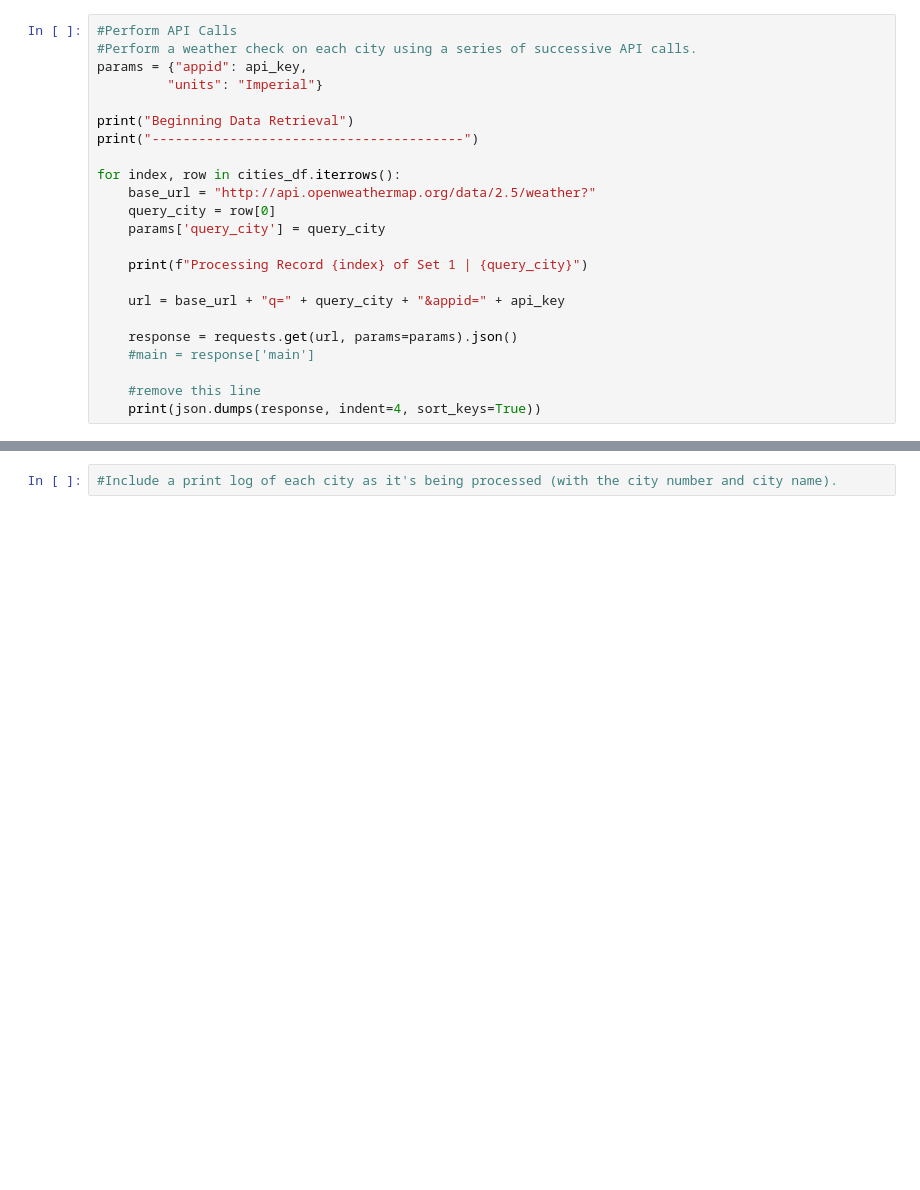
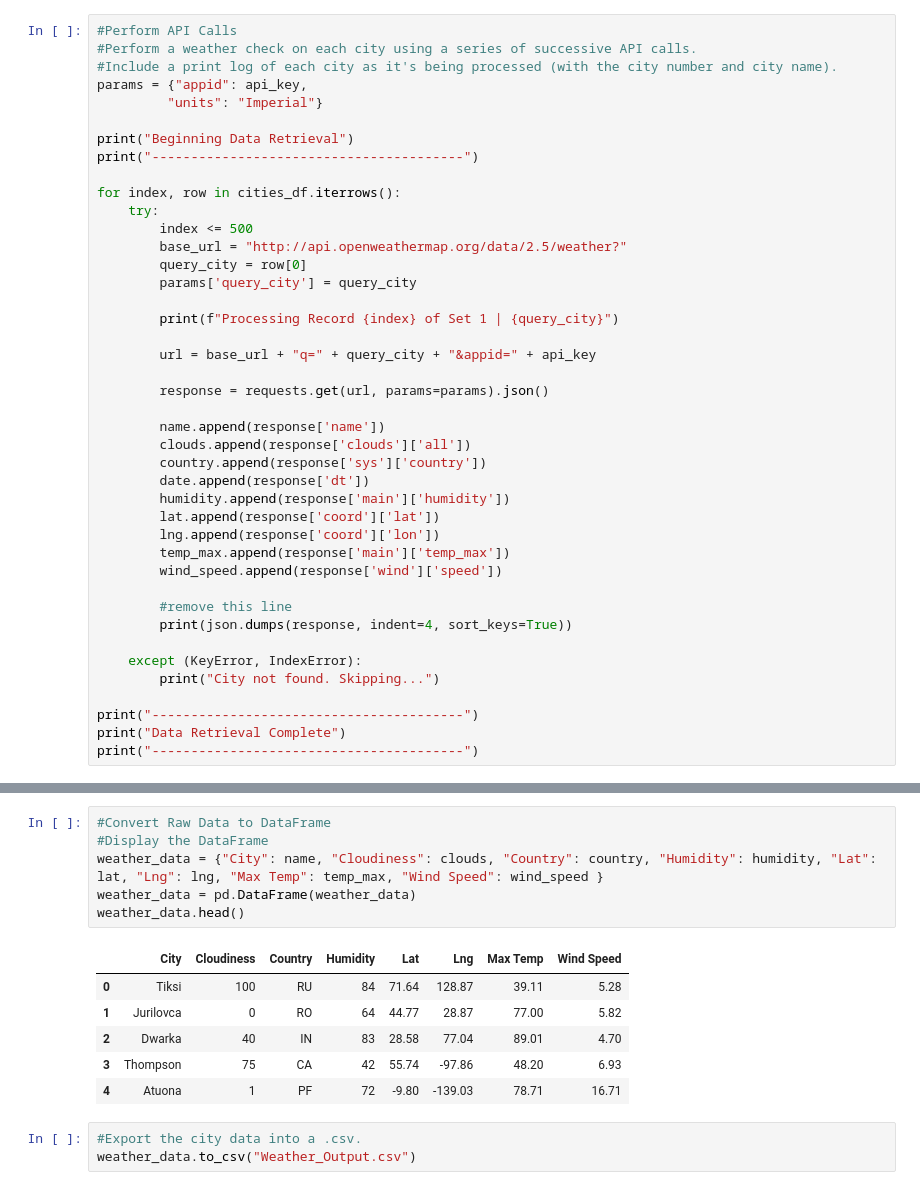
Before and after one commit to jal536/Python-API-Challenge, a Jupyter notebook: WeatherPy/WeatherPy-Python-API-Challenge.ipynb, the cells around one changed output, grey strips where cells are left out. Drawn from its saved outputs; the diff is of its cells as text; blank space fills up the shorter version.

```diff
--- a/WeatherPy/WeatherPy-Python-API-Challenge.ipynb
+++ b/WeatherPy/WeatherPy-Python-API-Challenge.ipynb
@@ -54,6 +64,7 @@ cities_df.head()
 # %%
 #Perform API Calls
 #Perform a weather check on each city using a series of successive API calls.
+#Include a print log of each city as it's being processed (with the city number and city name).
 params = {"appid": api_key,
          "units": "Imperial"}
 
@@ -61,19 +72,37 @@ print("Beginning Data Retrieval")
 print("----------------------------------------")
 
 for index, row in cities_df.iterrows():
-    base_url = "http://api.openweathermap.org/data/2.5/weather?"
-    query_city = row[0]
-    params['query_city'] = query_city
+    try:
+        index <= 500
+        base_url = "http://api.openweathermap.org/data/2.5/weather?"
+        query_city = row[0]
+        params['query_city'] = query_city
 
-    print(f"Processing Record {index} of Set 1 | {query_city}")
+        print(f"Processing Record {index} of Set 1 | {query_city}")
 
-    url = base_url + "q=" + query_city + "&appid=" + api_key
+        url = base_url + "q=" + query_city + "&appid=" + api_key
 
-    response = requests.get(url, params=params).json()
-    #main = response['main']
+        response = requests.get(url, params=params).json()
 
-    #remove this line
-    print(json.dumps(response, indent=4, sort_keys=True))
+        name.append(response['name'])
+        clouds.append(response['clouds']['all'])
+        country.append(response['sys']['country'])
+        date.append(response['dt'])
+        humidity.append(response['main']['humidity'])
+        lat.append(response['coord']['lat'])
+        lng.append(response['coord']['lon'])
+        temp_max.append(response['main']['temp_max'])
+        wind_speed.append(response['wind']['speed'])
+
+        #remove this line
+        print(json.dumps(response, indent=4, sort_keys=True))
+
+    except (KeyError, IndexError):
+        print("City not found. Skipping...")
+
+print("----------------------------------------")
+print("Data Retrieval Complete")
+print("----------------------------------------")
 # %% [output]
 Beginning Data Retrieval
 ----------------------------------------
@@ -95,2 +124,16 @@ Processing Record 0 of Set 1 saskylakh
-# %%
-#Include a print log of each city as it's being processed (with the city number and city name).
+# %%
+#Convert Raw Data to DataFrame
+#Display the DataFrame
+weather_data = {"City": name, "Cloudiness": clouds, "Country": country, "Humidity": humidity, "Lat": lat, "Lng": lng, "Max Temp": temp_max, "Wind Speed": wind_speed }
+weather_data = pd.DataFrame(weather_data)
+weather_data.head()
+# %% [output]
+|  | City | Cloudiness | Country | Humidity | Lat | Lng | Max Temp | Wind Speed |
+| 0 | Tiksi | 100 | RU | 84 | 71.64 | 128.87 | 39.11 | 5.28 |
+| 1 | Jurilovca | 0 | RO | 64 | 44.77 | 28.87 | 77.00 | 5.82 |
+| 2 | Dwarka | 40 | IN | 83 | 28.58 | 77.04 | 89.01 | 4.70 |
+| 3 | Thompson | 75 | CA | 42 | 55.74 | -97.86 | 48.20 | 6.93 |
+| 4 | Atuona | 1 | PF | 72 | -9.80 | -139.03 | 78.71 | 16.71 |
+# %%
+#Export the city data into a .csv.
+weather_data.to_csv("Weather_Output.csv")
```
Also changed, not shown: parts of 9 cells of this notebook.
